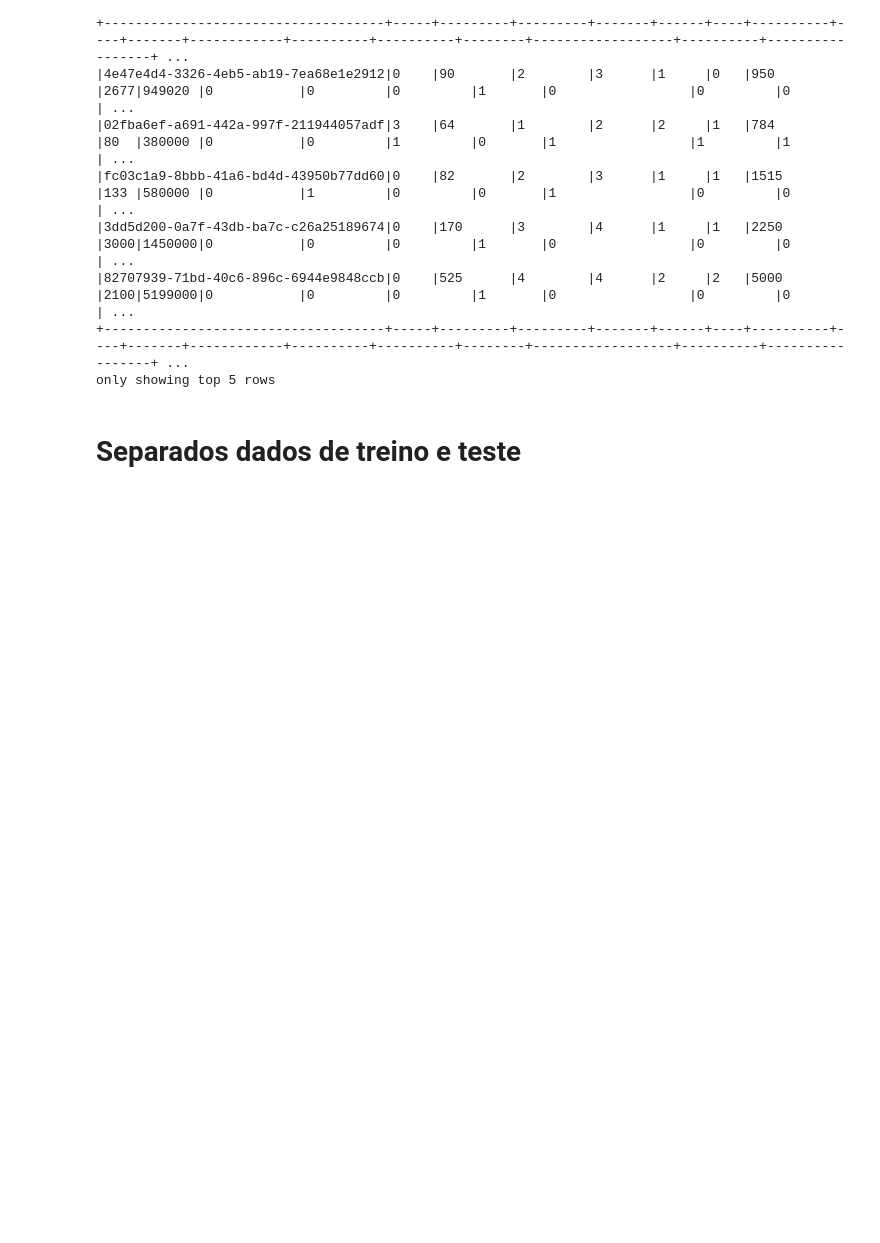
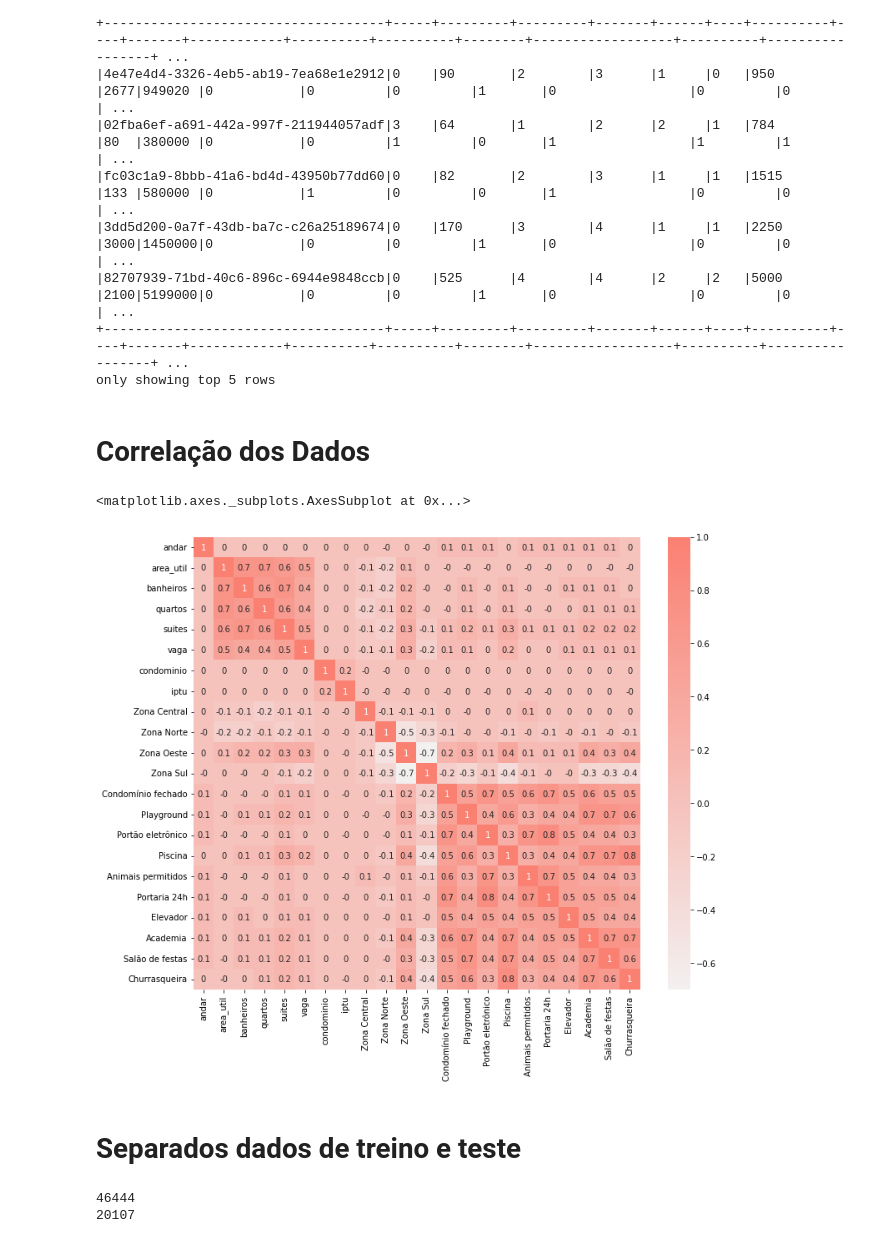
Before and after one commit to pmachadors/challengedados2, a Jupyter notebook: semana2/semana2.ipynb, the cells around one changed output. Drawn from its saved outputs; the diff is of its cells as text; code cells hidden in the pictures; blank space fills up the shorter version.

```diff
--- a/semana2/semana2.ipynb
+++ b/semana2/semana2.ipynb
@@ -277,8 +286,33 @@ imoves_vect.show(5, truncate=False)
 |82707939-71bd-40c6-896c-6944e9848ccb|0    |525      |4        |4      |2     |2   |5000      |2100|5199000|0           |0         |0         |1       |0                 |0         |0                | ...
 +------------------------------------+-----+---------+---------+-------+------+----+----------+----+-------+------------+----------+----------+--------+------------------+----------+-----------------+ ...
 only showing top 5 rows
+# %% [markdown]
+# Correlação dos Dados
+# %%
+from pyspark.ml.stat import Correlation
+import pandas as pd
+import matplotlib.pyplot as plt
+import seaborn as sns
+
+
+correlacao = Correlation.corr(imoves_vect, 'features').collect()[0][0]
+
+correlacao.toArray()
+dataframe_correlacao = pd.DataFrame(correlacao.toArray(), columns=x, index=x)
+
+plt.figure(figsize=(12,10))
+paleta = sns.color_palette("light:salmon", as_cmap=True)
+sns.heatmap(dataframe_correlacao.round(1), annot=True, cmap=paleta)
+# %% [output]
+<matplotlib.axes._subplots.AxesSubplot at 0x...>
+[figure, added]
 # %% [markdown]
 # Separados dados de treino e teste
 # %%
 imoveis_treino, imoveis_teste = imoves_vect.randomSplit([0.7,0.3])
+print(imoveis_treino.count())
+print(imoveis_teste.count())
+# %% [output]
+46444
+20107
 # %% [markdown]
```
Also changed, not shown: parts of 9 cells of this notebook.
